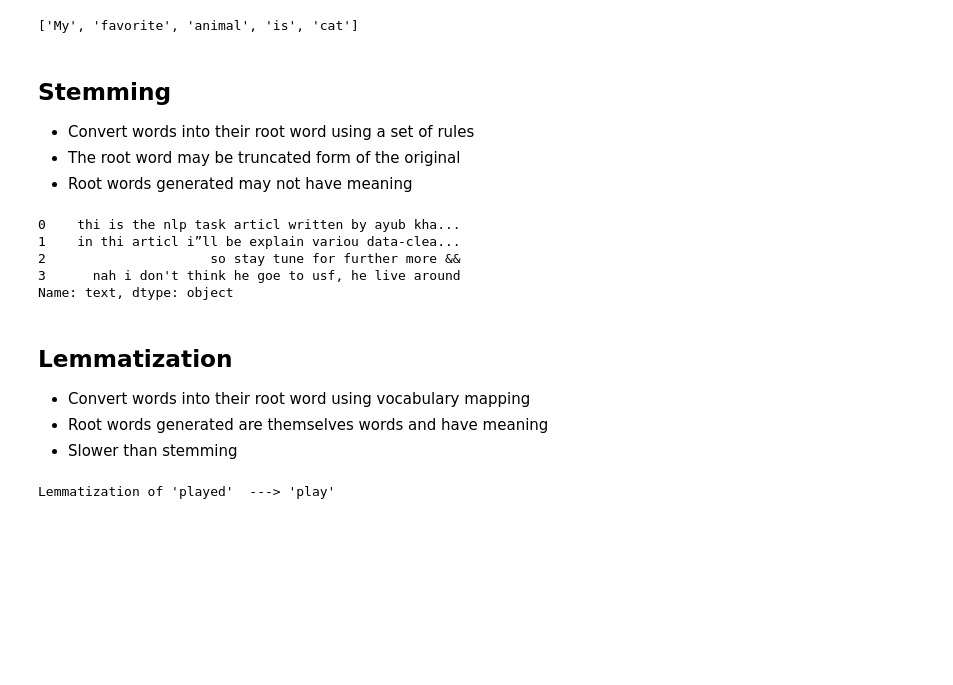
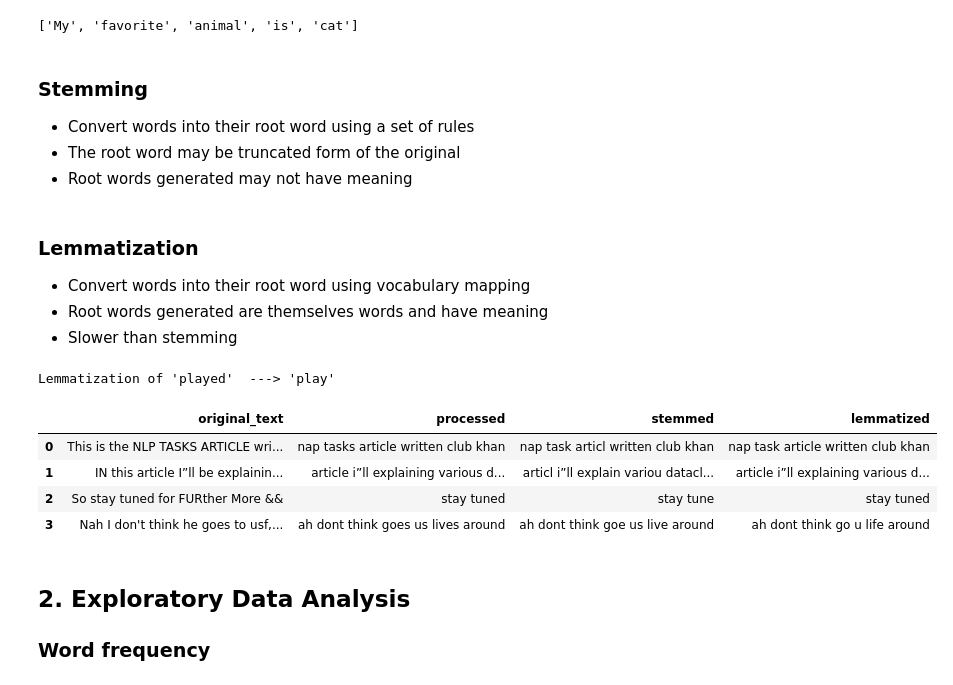
Before and after one commit to MAyub114/nlp, a Jupyter notebook: NLP_tutorial.ipynb, the cells around one changed output. Saved outputs shown, nothing was run; the diff lists cells and outputs as text; code cells hidden in the pictures; blank space fills up the shorter version.

```diff
--- a/NLP_tutorial.ipynb
+++ b/NLP_tutorial.ipynb
@@ -94,22 +87,16 @@ mystring.split(" ")
 # %% [output]
 ['My', 'favorite', 'animal', 'is', 'cat']
 # %% [markdown]
-## Stemming
+### Stemming
 
 * Convert words into their root word using a set of rules
 * The root word may be truncated form of the original
 * Root words generated may not have meaning
 # %%
 st = PorterStemmer()
-df['text'].apply(lambda x:" ".join([st.stem(word) for word in x.split()]))
+df['stemmed'] = df['processed'].apply(lambda x:" ".join([st.stem(word) for word in x.split()]))
-# %% [output]
-0    thi is the nlp task articl written by ayub kha...
-1    in thi articl i”ll be explain variou data-clea...
-2                     so stay tune for further more &&
-3      nah i don't think he goe to usf, he live around
-Name: text, dtype: object
 # %% [markdown]
-## Lemmatization
+### Lemmatization
 
 * Convert words into their root word using vocabulary mapping
 * Root words generated are themselves words and have meaning
@@ -130,0 +118,12 @@ df['processed'].apply(lambda x: " ".join([Word(word).lemmatize() for word in x.s
+# %%
+df.head()
+# %% [output]
+|  | original_text | processed | stemmed | lemmatized |
+| 0 | This is the NLP TASKS ARTICLE wri... | nap tasks article written club khan | nap task articl written club khan | nap task article written club khan |
+| 1 | IN this article I”ll be explainin... | article i”ll explaining various d... | articl i”ll explain variou datacl... | article i”ll explaining various d... |
+| 2 | So stay tuned for FURther More && | stay tuned | stay tune | stay tuned |
+| 3 | Nah I don't think he goes to usf,... | ah dont think goes us lives around | ah dont think goe us live around | ah dont think go u life around |
+# %% [markdown]
+## 2. Exploratory Data Analysis
+
+### Word frequency
```
Also changed, not shown: parts of 30 cells of this notebook.
